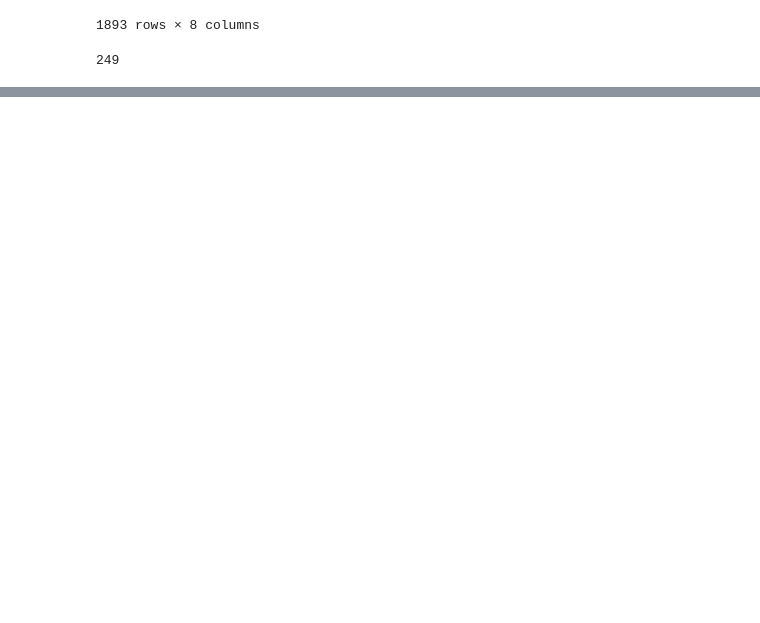
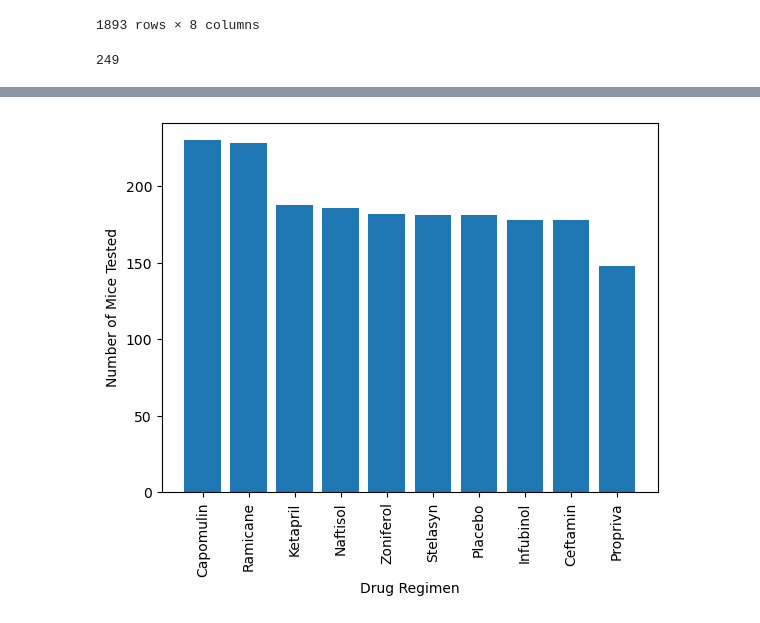
Before and after one commit to annienewwin/Data-Visualization, a Jupyter notebook: Mice_Data_Visual.ipynb, the cells around one changed output, grey strips where cells are left out. Saved outputs shown, nothing was run; the diff lists cells and outputs as text; code cells hidden in the pictures; blank space fills up the shorter version.

```diff
--- a/Mice_Data_Visual.ipynb
+++ b/Mice_Data_Visual.ipynb
@@ -85,0 +151,9 @@ mice_clean_check = len(clean_mouse_df["Mouse ID"].unique())
+# %%
+# Generate the same chart as above but using pyplot instead
+plt.bar(drug_count.index.values, drug_count.values)
+plt.xlabel("Drug Regimen")
+plt.xticks(rotation=90)
+plt.ylabel("Number of Mice Tested")
+plt.show()
+# %% [output]
+[figure, added]
```
Also changed, not shown: parts of 10 cells of this notebook.
